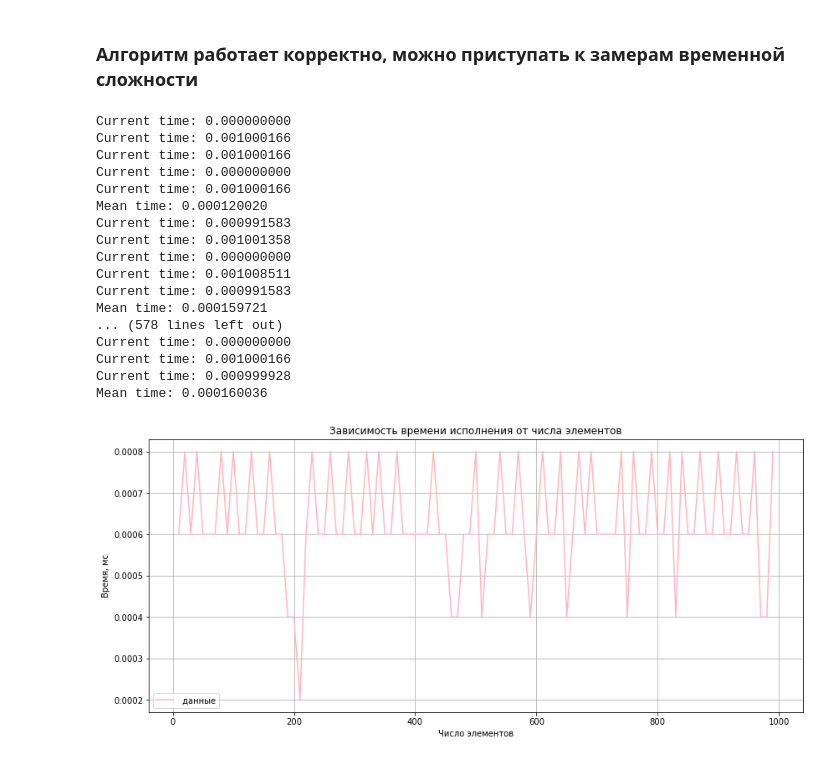
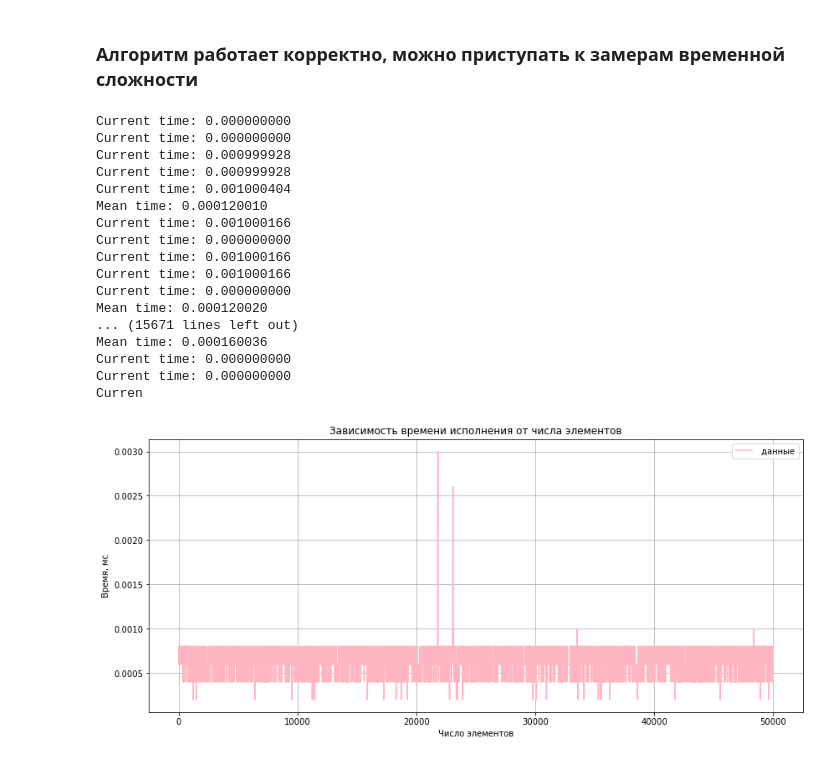
Before and after one commit to ChrisLisbon/ITMO_algorithms_classes, a Jupyter notebook: lab8.ipynb, the cells around one changed output. Cells and saved outputs as stored; diff of their text form; code cells hidden in the pictures.

```diff
--- a/lab8.ipynb
+++ b/lab8.ipynb
@@ -83,46 +83,46 @@ visualize_result(A, left, right)
 ### Алгоритм работает корректно, можно приступать к замерам временной сложности
 # %%
 time_array=[]
-number_array=np.arange(10,1000,10)
+number_array=np.arange(10,50000,10)
 for i in number_array:
     A=np.random.uniform(-20, 20, 100)
     res_time=0
     for t in range(5):
         start_time = time.time()
         resut=find_maximum_subarray(A, 1, len(A))
         current_time=time.time() - start_time
         print("Current time: "+str('{:0.9f}'.format(current_time)))
         res_time=res_time+current_time
     mean_time=res_time/5
     time_array.append(mean_time)
     print("Mean time: "+'{:0.9f}'.format(mean_time/5))
     #left=resut[0]-1
     #right=resut[1]-1
     #summ=resut[2]
     #visualize_result(A, left, right)
 plt.rcParams['figure.figsize'] = [14, 6]
 fig, ax = plt.subplots()
 ax.plot(number_array, time_array, color='#FFB6C1', label=' данные')
 ax.set(xlabel='Число элементов', ylabel='Время, мс',title='Зависимость времени исполнения от числа элементов')
 leg = plt.legend()
 ax.grid()
 plt.show()
 # %% [output]
+Current time: 0.000000000
+Current time: 0.000000000
+Current time: 0.000999928
+Current time: 0.000999928
+Current time: 0.001000404
+Mean time: 0.000120010
+Current time: 0.001000166
 Current time: 0.000000000
 Current time: 0.001000166
 Current time: 0.001000166
 Current time: 0.000000000
-Current time: 0.001000166
 Mean time: 0.000120020
-Current time: 0.000991583
-Current time: 0.001001358
+... (15671 lines left out)
+Mean time: 0.000160036
 Current time: 0.000000000
-Current time: 0.001008511
-Current time: 0.000991583
-Mean time: 0.000159721
-... (578 lines left out)
 Current time: 0.000000000
-Current time: 0.001000166
-Current time: 0.000999928
-Mean time: 0.000160036
+Curren
-[figure, old version]
+[figure, new version]
```
